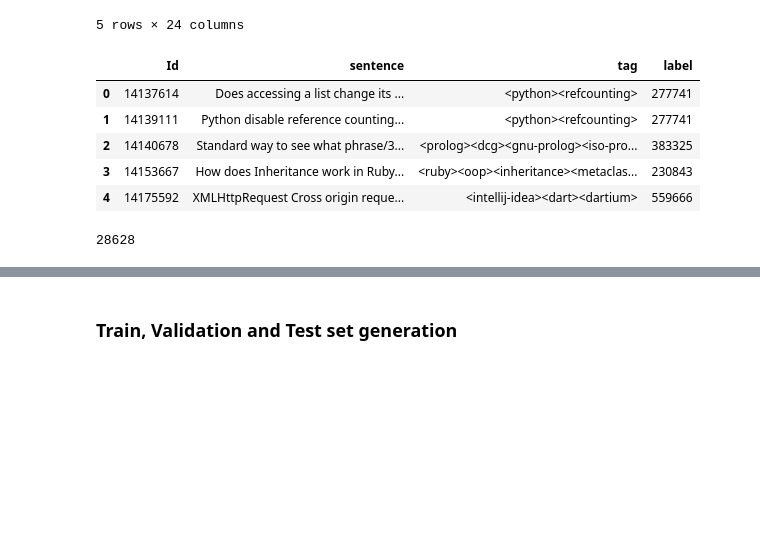
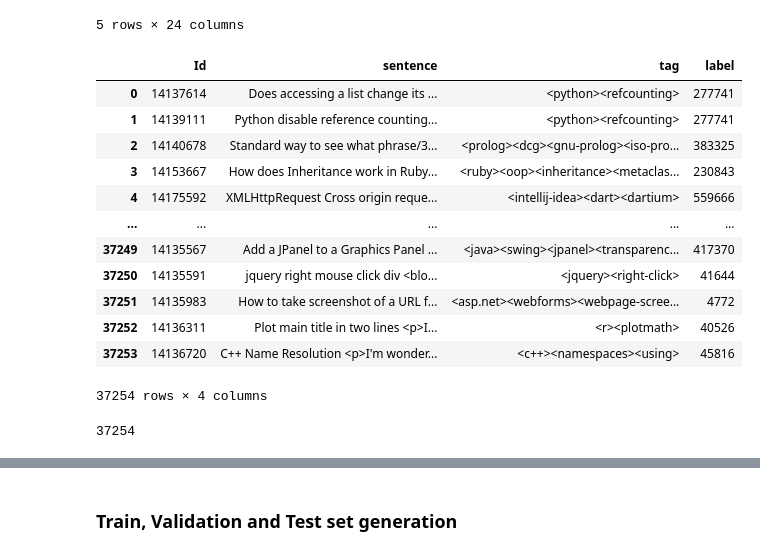
Before and after one commit to NoleWang/Respondent_Recommendation, a Jupyter notebook: Data/tools/LinkedQuestion.ipynb, the cells around one changed output, grey strips where cells are left out. Drawn from its saved outputs; the diff is of its cells as text; code cells hidden in the pictures; blank space fills up the shorter version.

```diff
--- a/Data/tools/LinkedQuestion.ipynb
+++ b/Data/tools/LinkedQuestion.ipynb
@@ -36,0 +65,3 @@ df.head()
+# %%
+df = df[df["LinkTypeId"] == "3"]
+df.reset_index(drop=True, inplace=True)
@@ -123,7 +237,7 @@ count_list = list(df_cluster.groupby(["cluster"])["Id"].count().values)
 # %%
 cluster_filtered = []
 for cluster, count in zip(cluster_included,count_list):
-    if count > 9 and count <= 50:
+    if count > 9:
         cluster_filtered.append(cluster)
 # %%
 len(cluster_filtered)
@@ -160,16 +274,23 @@ df_new["sentence"] = sentence
 df_new["tag"] = df_final["Tags"]
 df_new["label"] = df_final["cluster"]
 # %%
-df_new.head()
+df_new
 # %% [output]
 |  | Id | sentence | tag | label |
 | 0 | 14137614 | Does accessing a list change its ... | <python><refcounting> | 277741 |
 | 1 | 14139111 | Python disable reference counting... | <python><refcounting> | 277741 |
 | 2 | 14140678 | Standard way to see what phrase/3... | <prolog><dcg><gnu-prolog><iso-pro... | 383325 |
 | 3 | 14153667 | How does Inheritance work in Ruby... | <ruby><oop><inheritance><metaclas... | 230843 |
 | 4 | 14175592 | XMLHttpRequest Cross origin reque... | <intellij-idea><dart><dartium> | 559666 |
+| ... | ... | ... | ... | ... |
+| 37249 | 14135567 | Add a JPanel to a Graphics Panel ... | <java><swing><jpanel><transparenc... | 417370 |
+| 37250 | 14135591 | jquery right mouse click div <blo... | <jquery><right-click> | 41644 |
+| 37251 | 14135983 | How to take screenshot of a URL f... | <asp.net><webforms><webpage-scree... | 4772 |
+| 37252 | 14136311 | Plot main title in two lines <p>I... | <r><plotmath> | 40526 |
+| 37253 | 14136720 | C++ Name Resolution <p>I'm wonder... | <c++><namespaces><using> | 45816 |
+37254 rows × 4 columns
 # %%
 len(df_new)
 # %% [output]
-28628
+37254
 # %%
```
Also changed, not shown: parts of 29 cells of this notebook.
